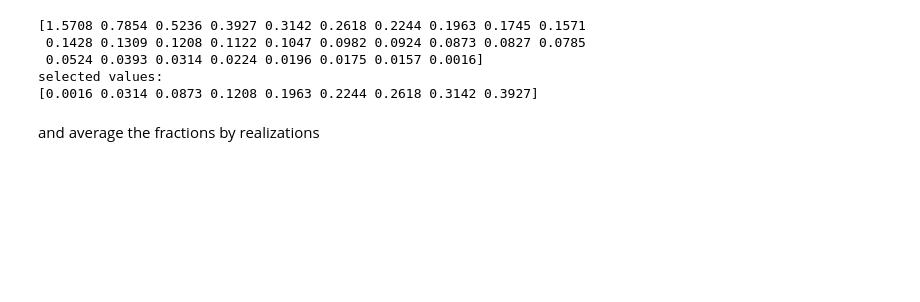
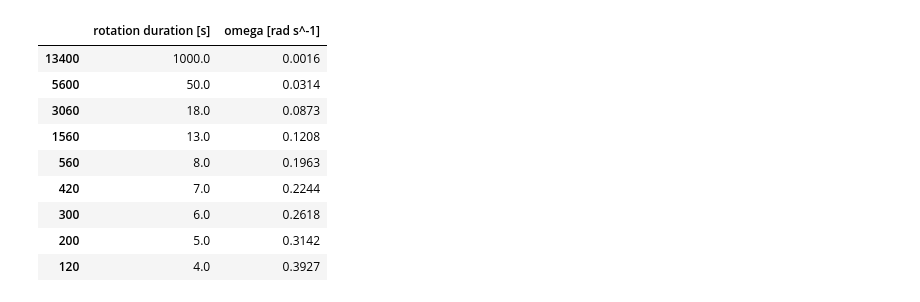
Before and after one commit to leogabac/frequencygs, a Jupyter notebook: src/notebooks/figure4.ipynb, the cells around one changed output. Drawn from its saved outputs; the diff is of its cells as text; code cells hidden in the pictures; blank space fills up the shorter version.

```diff
--- a/src/notebooks/figure4.ipynb
+++ b/src/notebooks/figure4.ipynb
@@ -116,0 +68,16 @@ Compute the total fraction of particles that crossed to the other side
+# %%
+horizontal = pd.read_csv(DATA_PATH / "horavrp.csv")
+vertical = pd.read_csv(DATA_PATH / "veravrp.csv")
+for table in [horizontal, vertical]:
+    assert table.field.eq(20).all()
+    assert table.realization.nunique() == 10
+    assert np.isfinite(table["mean"]).all() and table["mean"].ge(0).all()
+    assert table.groupby(["total_time", "t"]).size().eq(10).all()
+
+dish = horizontal.groupby(["total_time", "t"])["mean"].mean().to_frame().reset_index()
+disv = vertical.groupby(["total_time", "t"])["mean"].mean().to_frame().reset_index()
+# retain the paper notebook's rounded angular rates.
+dish["omega"] = np.round(np.pi / 2 / dish.total_time, 4)
+disv["omega"] = np.round(np.pi / 2 / disv.total_time, 4)
+assert dish[["total_time", "t"]].equals(disv[["total_time", "t"]])
+print(f"Loaded H/V mean motion for {dish.total_time.nunique()} rotation durations.")
@@ -117,21 +102,30 @@ Compute the total fraction of particles that crossed to the other side
 # %%
-countsh = pd.read_csv(os.path.join(DATA_PATH,'countshorrp_20mT.csv'),index_col=['total_time','t'])
-countsv = pd.read_csv(os.path.join(DATA_PATH,'countsverrp_20mT.csv'),index_col=['total_time','t'])
-n_particles = 2 * params['size']**2
+countsh = pd.read_csv(DATA_PATH / "countshorrp_20mT.csv", index_col=["total_time", "t"])
+countsv = pd.read_csv(DATA_PATH / "countsverrp_20mT.csv", index_col=["total_time", "t"])
+assert countsh.index.equals(countsv.index)
+for table in [countsh, countsv]:
+    assert table.counts.between(0, N_PARTICLES / 2).all()
+    assert table.groupby(level=["total_time", "t"]).size().eq(10).all()
 
-fractions = pd.DataFrame( pd.concat([countsh,countsv],axis=1).sum(axis=1) / n_particles , columns=['fractions'])
-fractions['omega'] = np.round(np.pi/2/fractions.index.get_level_values('total_time').to_numpy(),4)
-
+fractions = pd.DataFrame(pd.concat([countsh, countsv], axis=1).sum(axis=1) / N_PARTICLES,
+                         columns=["fractions"])
+fractions["omega"] = np.round(np.pi / 2 / fractions.index.get_level_values("total_time"), 4)
 ws = fractions.omega.unique()
-print(ws)
-ws = np.sort(np.concatenate( (ws[ws<=0.2][::5], ws[(ws>0.2) & (ws<=0.4)])))
-print('selected values:')
-print(ws)
+ws = np.sort(np.concatenate((ws[ws <= 0.2][::5], ws[(ws > 0.2) & (ws <= 0.4)])))
+averaged = fractions.reset_index().groupby(["total_time", "t"])["fractions"].mean().to_frame().reset_index()
+averaged["omega"] = np.round(np.pi / 2 / averaged.total_time, 4)
+assert averaged.fractions.between(0, 1).all()
+selected_rates = averaged[["total_time", "omega"]].drop_duplicates().query("omega in @ws").sort_values("omega")
+display(selected_rates.rename(columns={"total_time": "rotation duration [s]",
+                                      "omega": "omega [rad s^-1]"}))
 # %% [output]
-[1.5708 0.7854 0.5236 0.3927 0.3142 0.2618 0.2244 0.1963 0.1745 0.1571
- 0.1428 0.1309 0.1208 0.1122 0.1047 0.0982 0.0924 0.0873 0.0827 0.0785
- 0.0524 0.0393 0.0314 0.0224 0.0196 0.0175 0.0157 0.0016]
-selected values:
-[0.0016 0.0314 0.0873 0.1208 0.1963 0.2244 0.2618 0.3142 0.3927]
+|  | rotation duration [s] | omega [rad s^-1] |
+| 13400 | 1000.0 | 0.0016 |
+| 5600 | 50.0 | 0.0314 |
+| 3060 | 18.0 | 0.0873 |
+| 1560 | 13.0 | 0.1208 |
+| 560 | 8.0 | 0.1963 |
+| 420 | 7.0 | 0.2244 |
+| 300 | 6.0 | 0.2618 |
+| 200 | 5.0 | 0.3142 |
+| 120 | 4.0 | 0.3927 |
-# %% [markdown]
-and average the fractions by realizations
```
Also changed, not shown: parts of 39 cells of this notebook, 1 other file.
